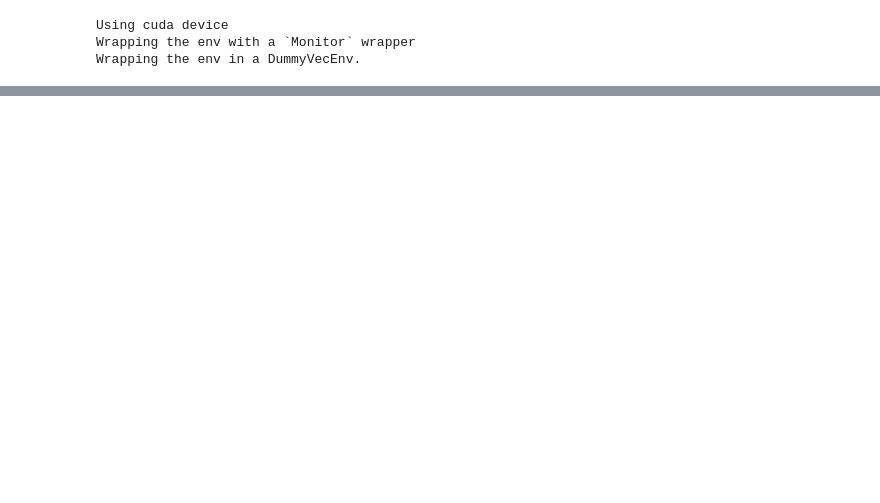
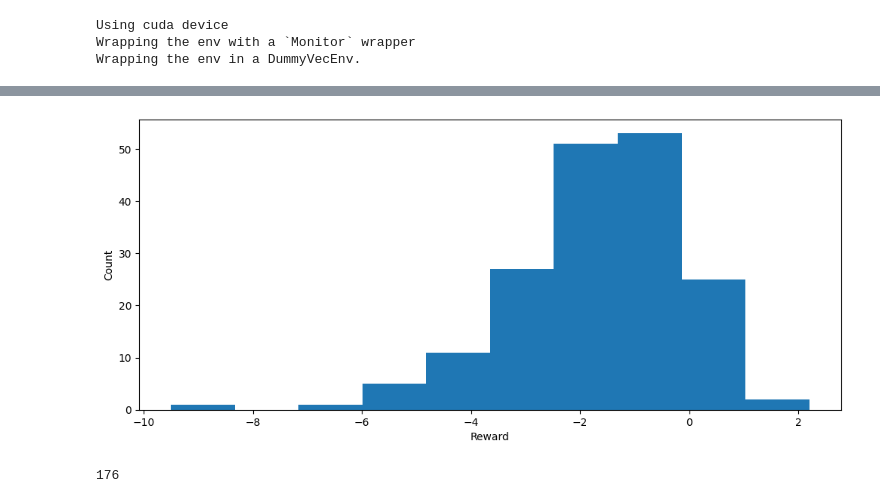
Before and after one commit to bnb32/RL-equation-solver, a Jupyter notebook: rl_equation_solver/dev/sandbox.ipynb, the cells around one changed output, grey strips where cells are left out. Drawn from its saved outputs; the diff is of its cells as text; code cells hidden in the pictures; blank space fills up the shorter version.

Commit message:
moved history back to env

```diff
--- a/rl_equation_solver/dev/sandbox.ipynb
+++ b/rl_equation_solver/dev/sandbox.ipynb
@@ -53,0 +35,2 @@ Error:
+# %%
+env._initial_state = symbols('1')
@@ -63,0 +115,8 @@ ValueError: setting an array element with a sequence.
+# %%
+make_hist_plot(env)
+# %% [output]
+[figure, added]
+# %%
+len(list(env.history.keys()))
+# %% [output]
+176
```
Also changed, not shown: parts of 9 cells of this notebook, 3 other files.
